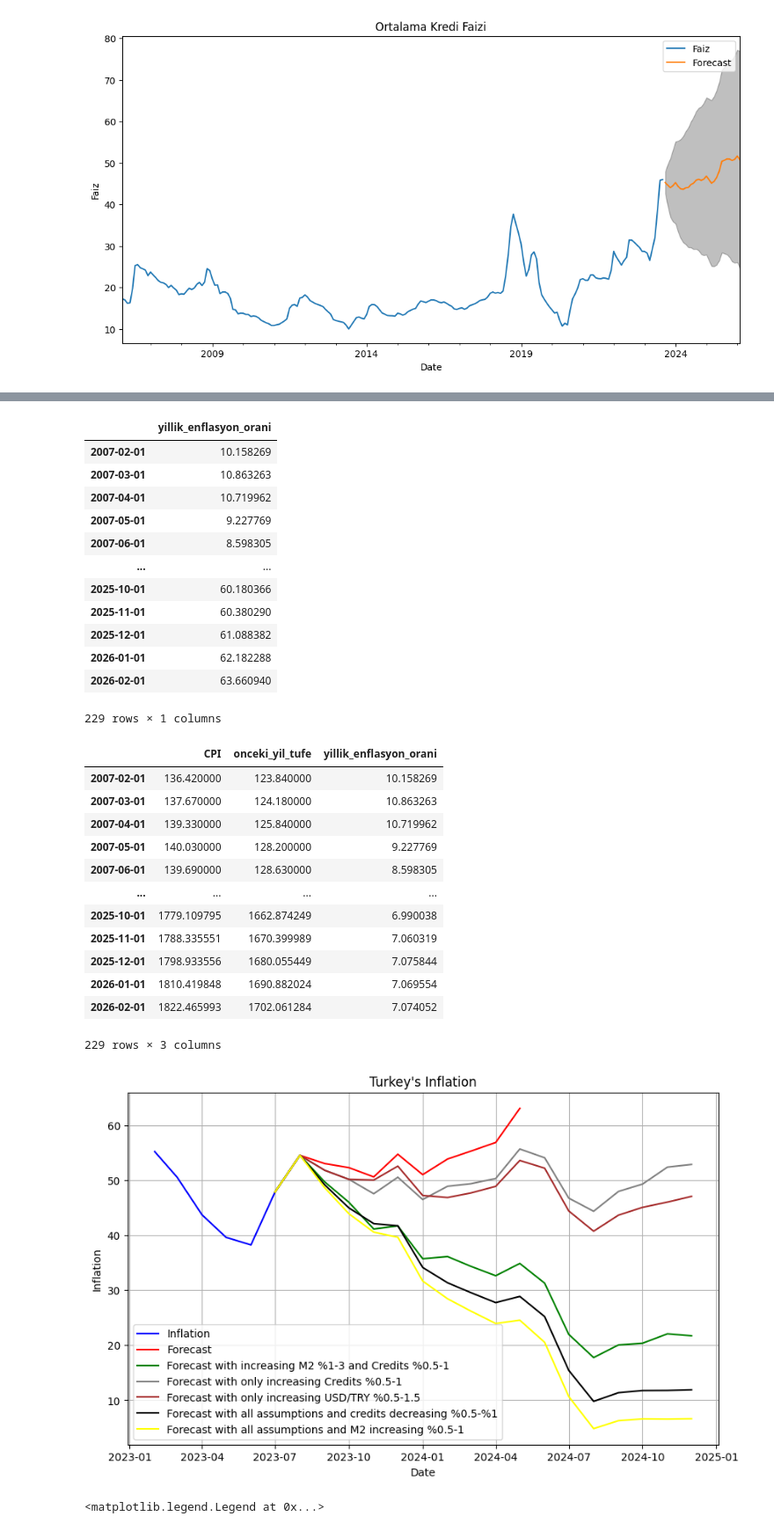
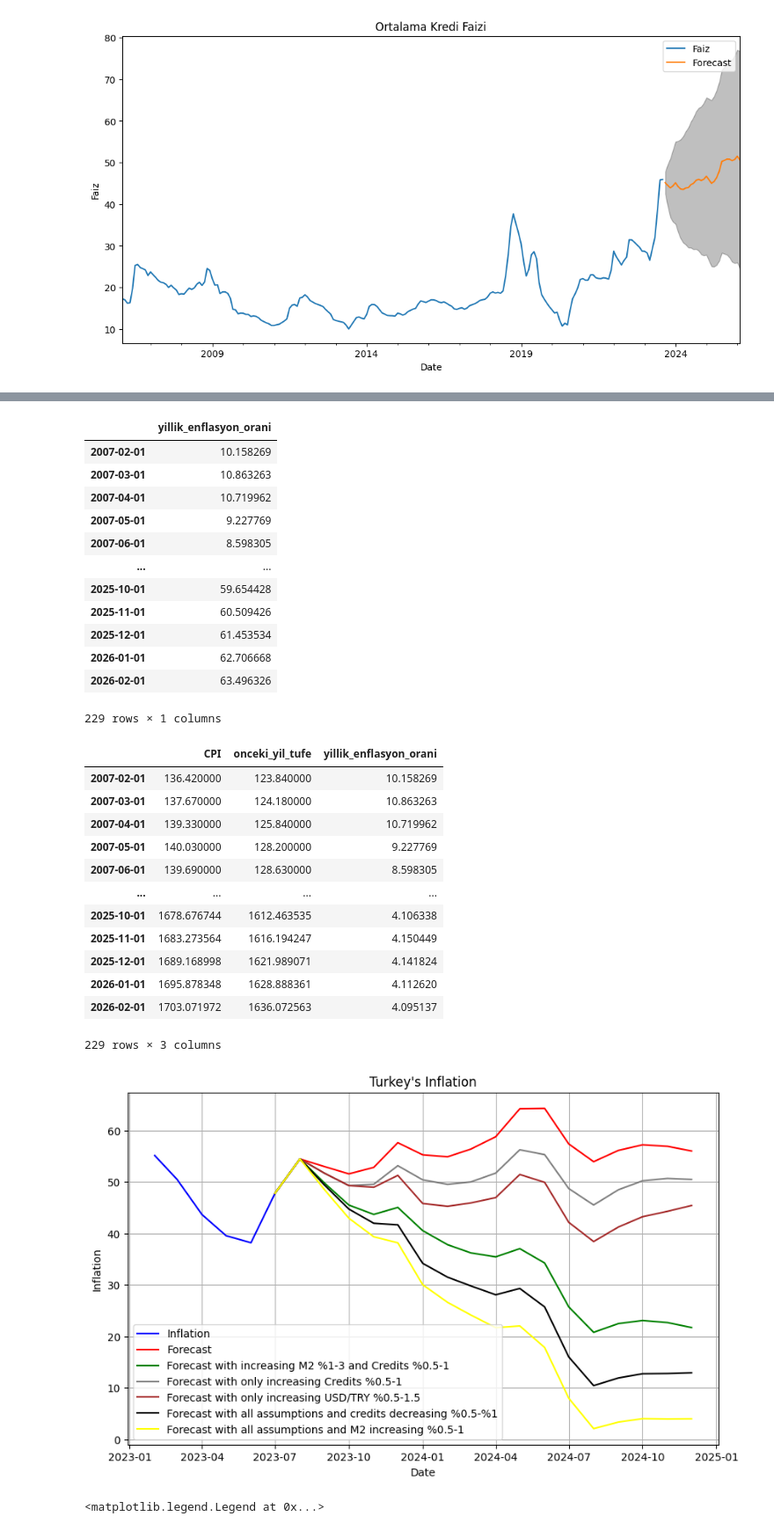
Before and after one commit to kaboya19/InflationForecast, a Jupyter notebook: InflationForecast.ipynb, the cells around one changed output, grey strips where cells are left out. Shown: that part at 88% size. Saved outputs shown, nothing was run; the diff lists cells and outputs as text; code cells hidden in the pictures.

```diff
--- a/InflationForecast.ipynb
+++ b/InflationForecast.ipynb
@@ -8,7 +8,8 @@ from datetime import date
 evds=evdsAPI('dsIC3fiGlu')
 # %%
 usd=evds.get_data(["TP.DK.USD.S.YTL"],startdate="01-02-2006",enddate=date.today().strftime("%d-%m-%Y"),frequency=5)
-usd["TP_DK_USD_S_YTL"].iloc[-1]=25.9
+usd["TP_DK_USD_S_YTL"].iloc[-1]=26.50
+usd
 # %% [output]
 A value is trying to be set on a copy of a slice from a DataFrame
 
@@ -1158,11 +1239,11 @@ result_df
 | 2007-05-01 | 9.227769 |
 | 2007-06-01 | 8.598305 |
 | ... | ... |
-| 2025-10-01 | 60.180366 |
-| 2025-11-01 | 60.380290 |
-| 2025-12-01 | 61.088382 |
-| 2026-01-01 | 62.182288 |
-| 2026-02-01 | 63.660940 |
+| 2025-10-01 | 59.654428 |
+| 2025-11-01 | 60.509426 |
+| 2025-12-01 | 61.453534 |
+| 2026-01-01 | 62.706668 |
+| 2026-02-01 | 63.496326 |
 229 rows × 1 columns
 # %%
 dfas6
@@ -1174,11 +1255,11 @@ dfas6
 | 2007-05-01 | 140.030000 | 128.200000 | 9.227769 |
 | 2007-06-01 | 139.690000 | 128.630000 | 8.598305 |
 | ... | ... | ... | ... |
-| 2025-10-01 | 1779.109795 | 1662.874249 | 6.990038 |
-| 2025-11-01 | 1788.335551 | 1670.399989 | 7.060319 |
-| 2025-12-01 | 1798.933556 | 1680.055449 | 7.075844 |
-| 2026-01-01 | 1810.419848 | 1690.882024 | 7.069554 |
-| 2026-02-01 | 1822.465993 | 1702.061284 | 7.074052 |
+| 2025-10-01 | 1678.676744 | 1612.463535 | 4.106338 |
+| 2025-11-01 | 1683.273564 | 1616.194247 | 4.150449 |
+| 2025-12-01 | 1689.168998 | 1621.989071 | 4.141824 |
+| 2026-01-01 | 1695.878348 | 1628.888361 | 4.112620 |
+| 2026-02-01 | 1703.071972 | 1636.072563 | 4.095137 |
 229 rows × 3 columns
 # %%
 dfas2=dfas2.head(228)
@@ -1189,26 +1270,26 @@ dfas6=dfas6.head(228)
 # %%
 dates=pd.date_range('2008-02-01','2026-02-01' , freq='1M')-pd.offsets.MonthBegin(1)
 
 
 
 # Grafik çizdirelim
 plt.figure(figsize=(10, 6))
 plt.plot(dff.iloc[192:198]["yillik_enflasyon_orani"], label='Inflation', color='blue')
-plt.plot(dff.iloc[197:208]["yillik_enflasyon_orani"],label='Forecast', color='red')
+plt.plot(dff.iloc[197:215]["yillik_enflasyon_orani"],label='Forecast', color='red')
 plt.plot(dfas2.iloc[197:215]["yillik_enflasyon_orani"],label='Forecast with increasing M2 %1-3 and Credits %0.5-1', color='green')
 plt.plot(dfas3.iloc[197:215]["yillik_enflasyon_orani"],label='Forecast with only increasing Credits %0.5-1', color='gray')
 plt.plot(dfas4.iloc[197:215]["yillik_enflasyon_orani"],label='Forecast with only increasing USD/TRY %0.5-1.5', color='brown')
 plt.plot(dfas5.iloc[197:215]["yillik_enflasyon_orani"],label='Forecast with all assumptions and credits decreasing %0.5-%1', color='black')
 plt.plot(dfas6.iloc[197:215]["yillik_enflasyon_orani"],label='Forecast with all assumptions and M2 increasing %0.5-1', color='yellow')
 
 plt.xlabel('Date')
 plt.ylabel('Inflation')
 plt.title("Turkey's Inflation")
 plt.legend()
 plt.grid(True)
 plt.show()
 # %% [output]
-[figure, old version]
+[figure, new version]
 # %%
 res6=[]
 for i in range(-211,0):
```
Also changed, not shown: parts of 20 cells of this notebook.
